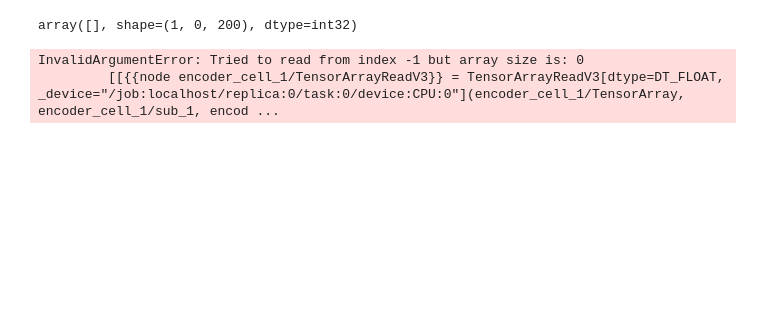
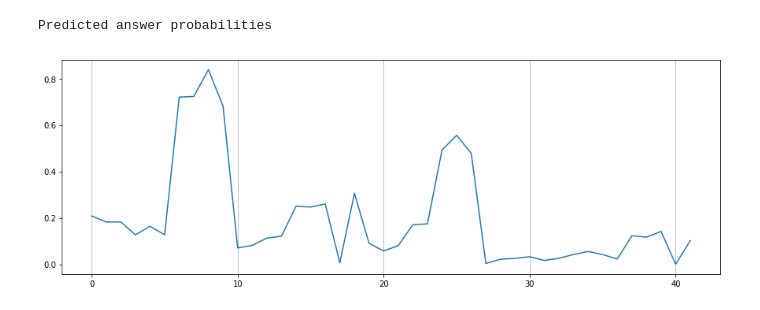
Before and after one commit to davidADSP/qgen-workshop, a Jupyter notebook: keras-qgen-analysis.ipynb, the cells around one changed output. Drawn from its saved outputs; the diff is of its cells as text; code cells hidden in the pictures; blank space fills up the shorter version.

```diff
--- a/keras-qgen-analysis.ipynb
+++ b/keras-qgen-analysis.ipynb
@@ -36,7 +38,7 @@ embedding = Embedding(input_dim = VOCAB_SIZE, output_dim = EMBEDDING_DIMENS, wei
 document_emb = embedding(document_tokens)
 
 answer_outputs = Bidirectional(GRU(GRU_UNITS, return_sequences=True), name = 'answer_outputs')(document_emb)
-answer_tags = Dense(1, activation = 'sigmoid', name = 'answer_tags')(answer_outputs)
+answer_tags = Dense(2, activation = 'softmax', name = 'answer_tags')(answer_outputs)
 
 encoder_input_mask = Input(shape=(MAX_ANSWER_SIZE, MAX_DOC_SIZE), name="encoder_input_mask")
 encoder_inputs = Lambda(lambda x: K.batch_dot(x[0], x[1]), name="encoder_inputs")([encoder_input_mask, answer_outputs])
@@ -48,7 +50,7 @@ decoder_emb.trainable = False
 decoder_cell = GRU(2 * GRU_UNITS, return_sequences = True, name = 'decoder_cell')
 decoder_states = decoder_cell(decoder_emb, initial_state = [encoder_cell])
 
-decoder_projection = Dense(VOCAB_SIZE, name = 'decoder_projection', activation = 'softmax')
+decoder_projection = Dense(VOCAB_SIZE, name = 'decoder_projection', activation = 'softmax', use_bias = False)
 decoder_outputs = decoder_projection(decoder_states)
 
 total_model = Model([document_tokens, decoder_inputs, encoder_input_mask], [answer_tags, decoder_outputs])
@@ -75,3 +70,12 @@ total_model.compile(loss=['binary_crossentropy', 'sparse_categorical_crossentrop
+# %%
+### LOAD OLD MODELS ####
+
+model_num = 6
+
+total_model.load_weights('./saved_models/keras_{}.h5'.format(model_num), by_name = True)
+question_model.load_weights('./saved_models/keras_{}.h5'.format(model_num), by_name = True)
+answer_model.load_weights('./saved_models/keras_{}.h5'.format(model_num), by_name = True)
+decoder_initial_state_model.load_weights('./saved_models/keras_{}.h5'.format(model_num), by_name = True)
 # %%
 #### LOAD DATA ####
 
@@ -160,9 +88,55 @@ array([[   1, 4633,    1,   66,   30,  800, 2465, 3723,   11,  128, 1304,
-# %%
-answer_batch['answer_masks'][[idx]]
-# %% [output]
-array([], shape=(1, 0, 200), dtype=int32)
-# %%
-next_decoder_init_state = decoder_initial_state_model.predict([answer_batch['document_tokens'][[idx]], answer_batch['answer_masks'][[idx]]])
-# %% [output]
-InvalidArgumentError: Tried to read from index -1 but array size is: 0
-         [[{{node encoder_cell_1/TensorArrayReadV3}} = TensorArrayReadV3[dtype=DT_FLOAT, _device="/job:localhost/replica:0/task:0/device:CPU:0"](encoder_cell_1/TensorArray, encoder_cell_1/sub_1, encod ...
+# %%
+from qgen.embedding import START_TOKEN, END_TOKEN, look_up_token
+
+plt.figure(figsize=(15,5))
+idx = 0
+
+answer_preds = answer_model.predict(batch["document_tokens"])
+
+print('Predicted answer probabilities')
+ax = plt.gca()
+ax.xaxis.grid(True)
+plt.plot(answer_preds[idx, :, 1])
+plt.show()
+
+for i in range(len(batch['document_words'][idx])):
+    print(i, batch['document_words'][idx][i], np.round(answer_preds[idx][i][1],2))
+
+start_answer = 37
+end_answer = 39
+
+print('\nChosen answer range', start_answer, ":", end_answer)
+print(batch['document_words'][idx][start_answer:(end_answer+1)])
+
+answers = [[0] * len(answer_preds[idx])]
+for i in range(start_answer, end_answer + 1):
+    answers[0][i] = 1
+
+answer_batch = expand_answers(batch, answers)
+
+next_decoder_init_state = decoder_initial_state_model.predict([answer_batch['document_tokens'][[idx]], answer_batch['answer_masks'][[idx]]])
+
+word_tokens = [START_TOKEN]
+questions = [look_up_token(START_TOKEN)]
+
+ended = False
+
+while not ended:
+
+        word_preds, next_decoder_init_state = question_model.predict([word_tokens, next_decoder_init_state])
+
+        next_decoder_init_state = np.squeeze(next_decoder_init_state, axis = 1)
+        word_tokens = np.argmax(word_preds, 2)[0]
+
+        questions.append(look_up_token(word_tokens[0]))
+
+        if word_tokens[0] == END_TOKEN:
+                ended = True
+
+questions = ' '.join(questions)
+
+print('\nPredicted Question')
+print(questions)
+# %% [output]
+Predicted answer probabilities
+[figure, added]
```
Also changed, not shown: parts of 9 cells of this notebook, 6 other files.
